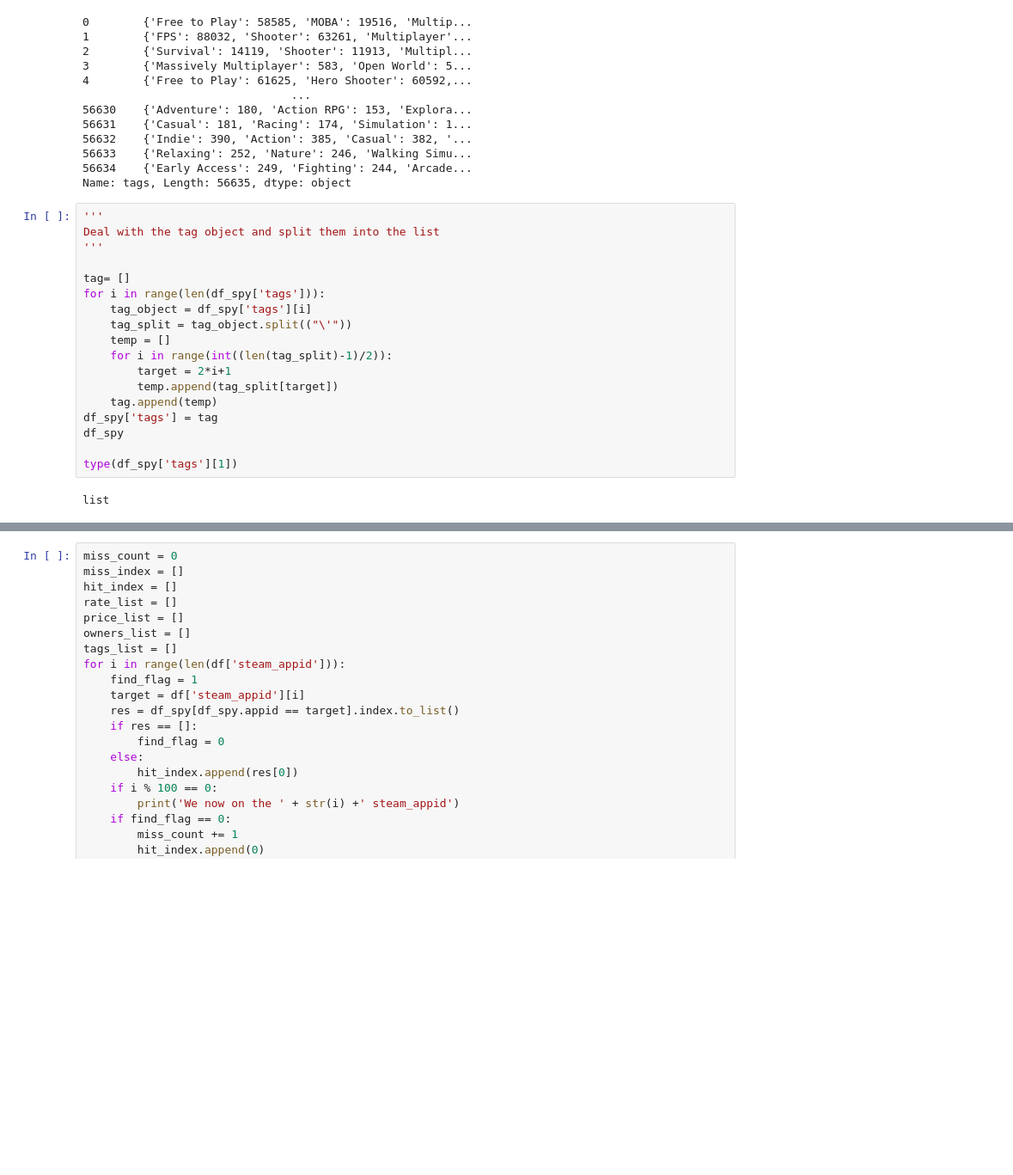
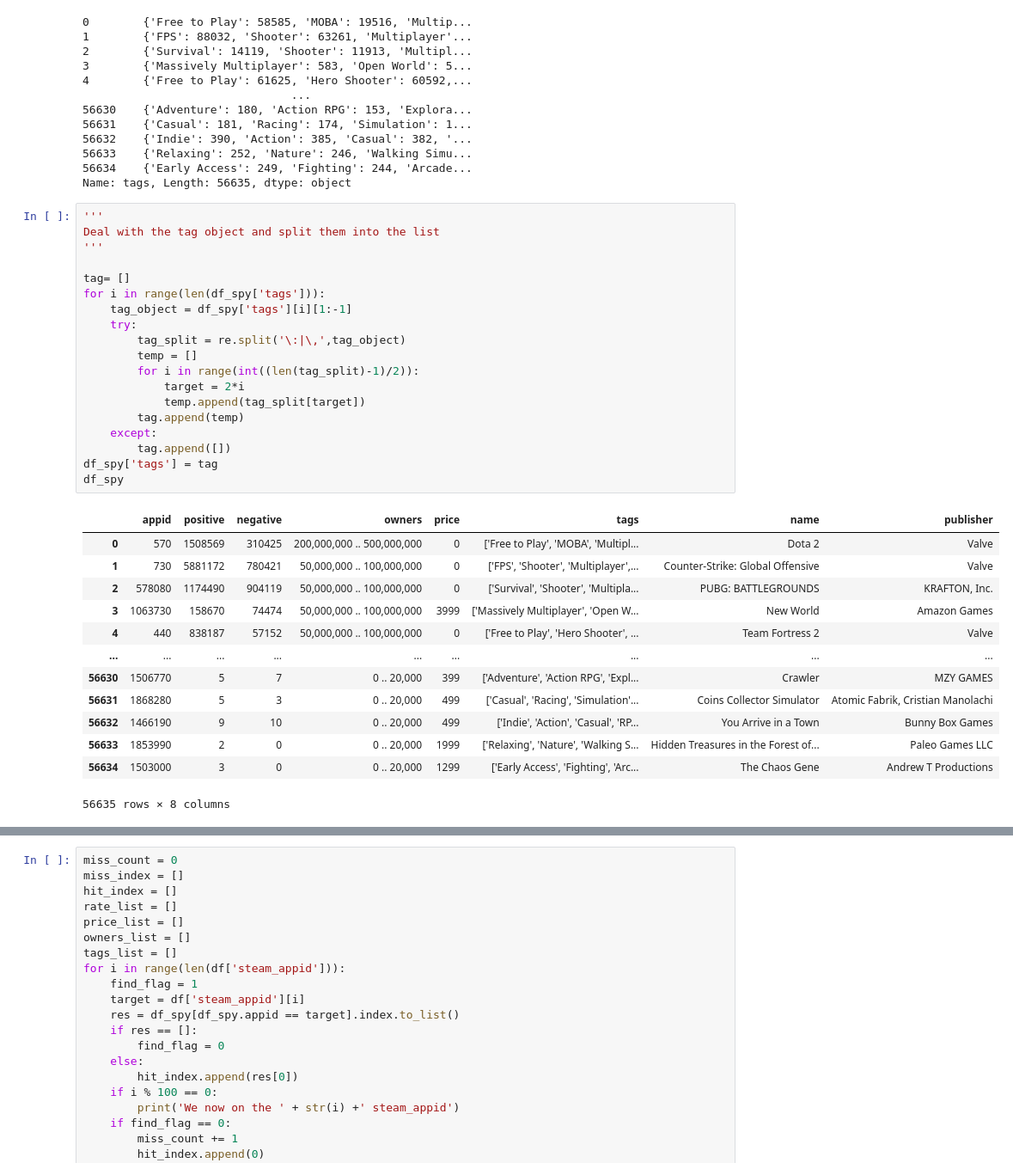
Before and after one commit to leoztl/Steam-dataset, a Jupyter notebook: Data_Clean.ipynb, the cells around one changed output, grey strips where cells are left out. Shown at 86% size. Cells and saved outputs as stored; diff of their text form; blank space fills up the shorter version.

```diff
--- a/Data_Clean.ipynb
+++ b/Data_Clean.ipynb
@@ -247,20 +247,33 @@ Name: tags, Length: 56635, dtype: object
 # %%
 '''
 Deal with the tag object and split them into the list
 '''
 
 tag= []
 for i in range(len(df_spy['tags'])):
-    tag_object = df_spy['tags'][i]
-    tag_split = tag_object.split(("\'"))
-    temp = []
-    for i in range(int((len(tag_split)-1)/2)):
-        target = 2*i+1
-        temp.append(tag_split[target])
-    tag.append(temp)
+    tag_object = df_spy['tags'][i][1:-1]
+    try:
+        tag_split = re.split('\:|\,',tag_object)
+        temp = []
+        for i in range(int((len(tag_split)-1)/2)):
+            target = 2*i
+            temp.append(tag_split[target])
+        tag.append(temp)
+    except:
+        tag.append([])
 df_spy['tags'] = tag
 df_spy
-
-type(df_spy['tags'][1])
 # %% [output]
+|  | appid | positive | negative | owners | price | tags | name | publisher |
+| 0 | 570 | 1508569 | 310425 | 200,000,000 .. 500,000,000 | 0 | ['Free to Play', 'MOBA', 'Multipl... | Dota 2 | Valve |
+| 1 | 730 | 5881172 | 780421 | 50,000,000 .. 100,000,000 | 0 | ['FPS', 'Shooter', 'Multiplayer',... | Counter-Strike: Global Offensive | Valve |
+| 2 | 578080 | 1174490 | 904119 | 50,000,000 .. 100,000,000 | 0 | ['Survival', 'Shooter', 'Multipla... | PUBG: BATTLEGROUNDS | KRAFTON, Inc. |
+| 3 | 1063730 | 158670 | 74474 | 50,000,000 .. 100,000,000 | 3999 | ['Massively Multiplayer', 'Open W... | New World | Amazon Games |
+| 4 | 440 | 838187 | 57152 | 50,000,000 .. 100,000,000 | 0 | ['Free to Play', 'Hero Shooter', ... | Team Fortress 2 | Valve |
+| ... | ... | ... | ... | ... | ... | ... | ... | ... |
+| 56630 | 1506770 | 5 | 7 | 0 .. 20,000 | 399 | ['Adventure', 'Action RPG', 'Expl... | Crawler | MZY GAMES |
+| 56631 | 1868280 | 5 | 3 | 0 .. 20,000 | 499 | ['Casual', 'Racing', 'Simulation'... | Coins Collector Simulator | Atomic Fabrik, Cristian Manolachi |
+| 56632 | 1466190 | 9 | 10 | 0 .. 20,000 | 499 | ['Indie', 'Action', 'Casual', 'RP... | You Arrive in a Town | Bunny Box Games |
+| 56633 | 1853990 | 2 | 0 | 0 .. 20,000 | 1999 | ['Relaxing', 'Nature', 'Walking S... | Hidden Treasures in the Forest of... | Paleo Games LLC |
+| 56634 | 1503000 | 3 | 0 | 0 .. 20,000 | 1299 | ['Early Access', 'Fighting', 'Arc... | The Chaos Gene | Andrew T Productions |
-list
+56635 rows × 8 columns
```
Also changed, not shown: parts of 7 cells of this notebook, 1 other file.
